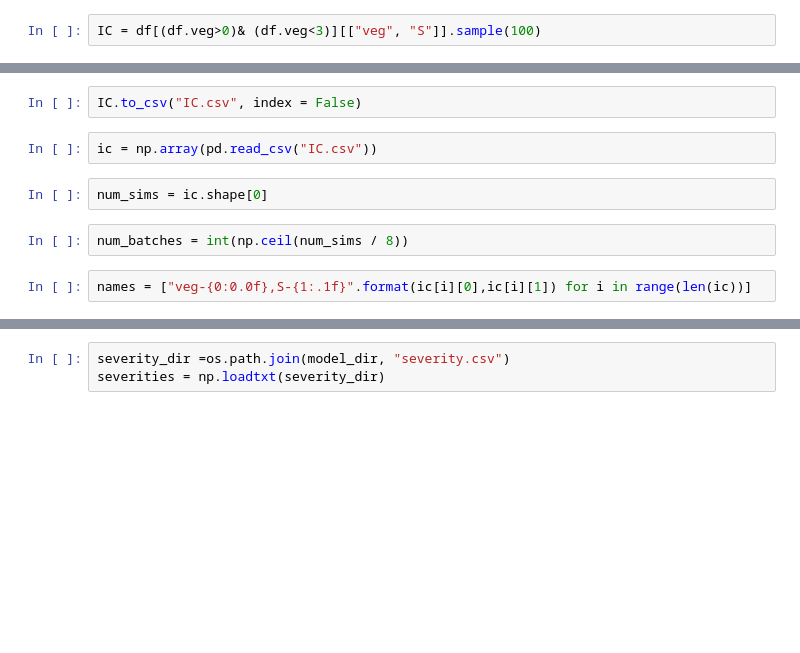
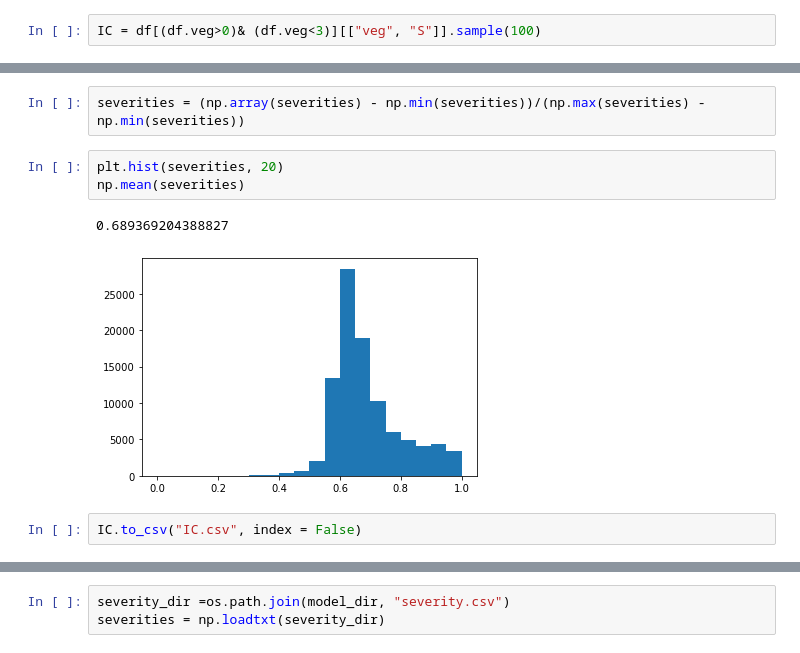
Before and after one commit to octavia-crompton/fire, a Jupyter notebook: notebooks/open veg maps - less.ipynb, the cells around one changed output, grey strips where cells are left out. Saved outputs shown, nothing was run; the diff lists cells and outputs as text; blank space fills up the shorter version.

```diff
--- a/notebooks/open veg maps - less.ipynb
+++ b/notebooks/open veg maps - less.ipynb
@@ -121,10 +178,10 @@ IC = df[(df.veg>0)& (df.veg<3)][["veg", "S"]].sample(100)
+# %%
+severities = (np.array(severities) - np.min(severities))/(np.max(severities) - np.min(severities))
+# %%
+plt.hist(severities, 20)
+np.mean(severities)
+# %% [output]
+0.689369204388827
+[figure, added]
 # %%
 IC.to_csv("IC.csv", index = False)
-# %%
-ic = np.array(pd.read_csv("IC.csv"))
-# %%
-num_sims = ic.shape[0]
-# %%
-num_batches = int(np.ceil(num_sims / 8))
-# %%
-names = ["veg-{0:0.0f},S-{1:.1f}".format(ic[i][0],ic[i][1]) for i in range(len(ic))]
```
Also changed, not shown: parts of 22 cells of this notebook, 13 other files.
